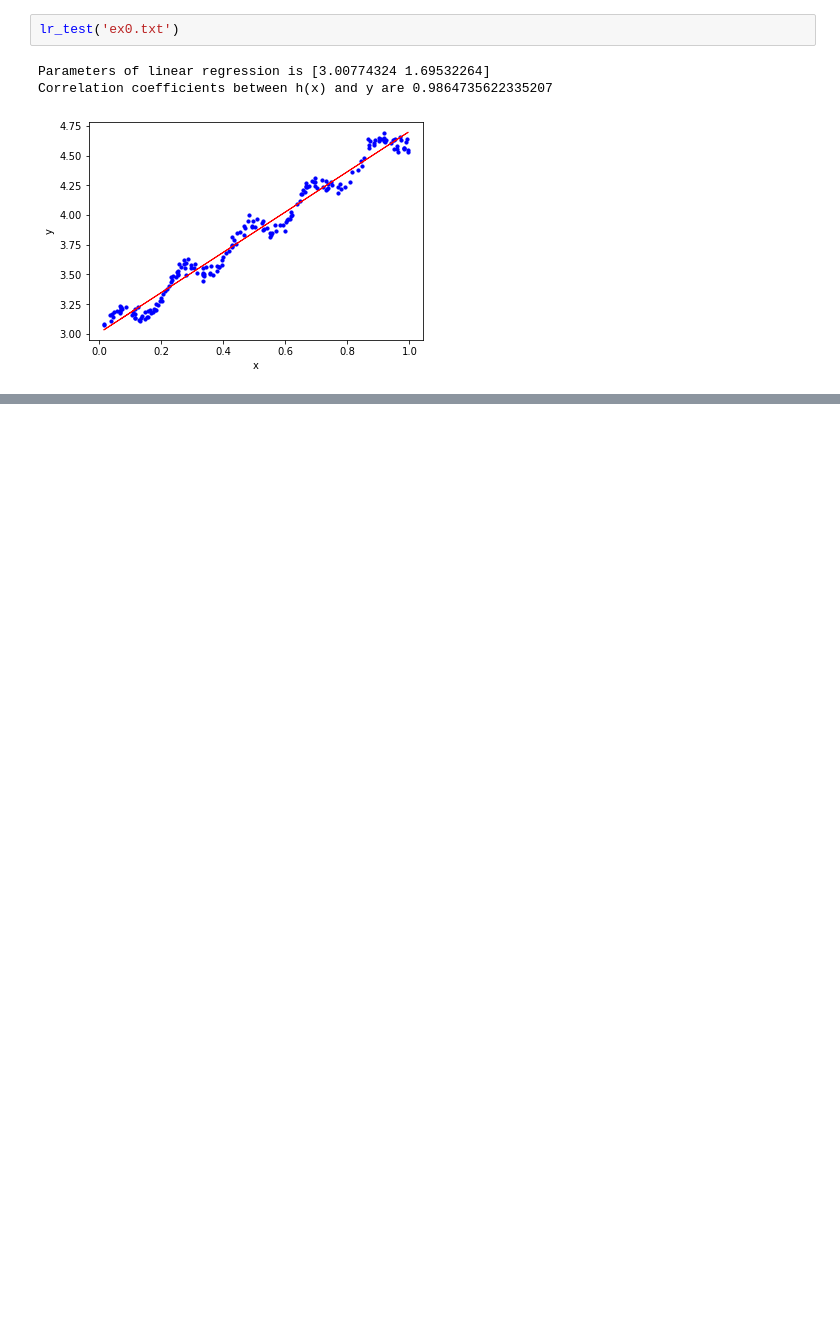
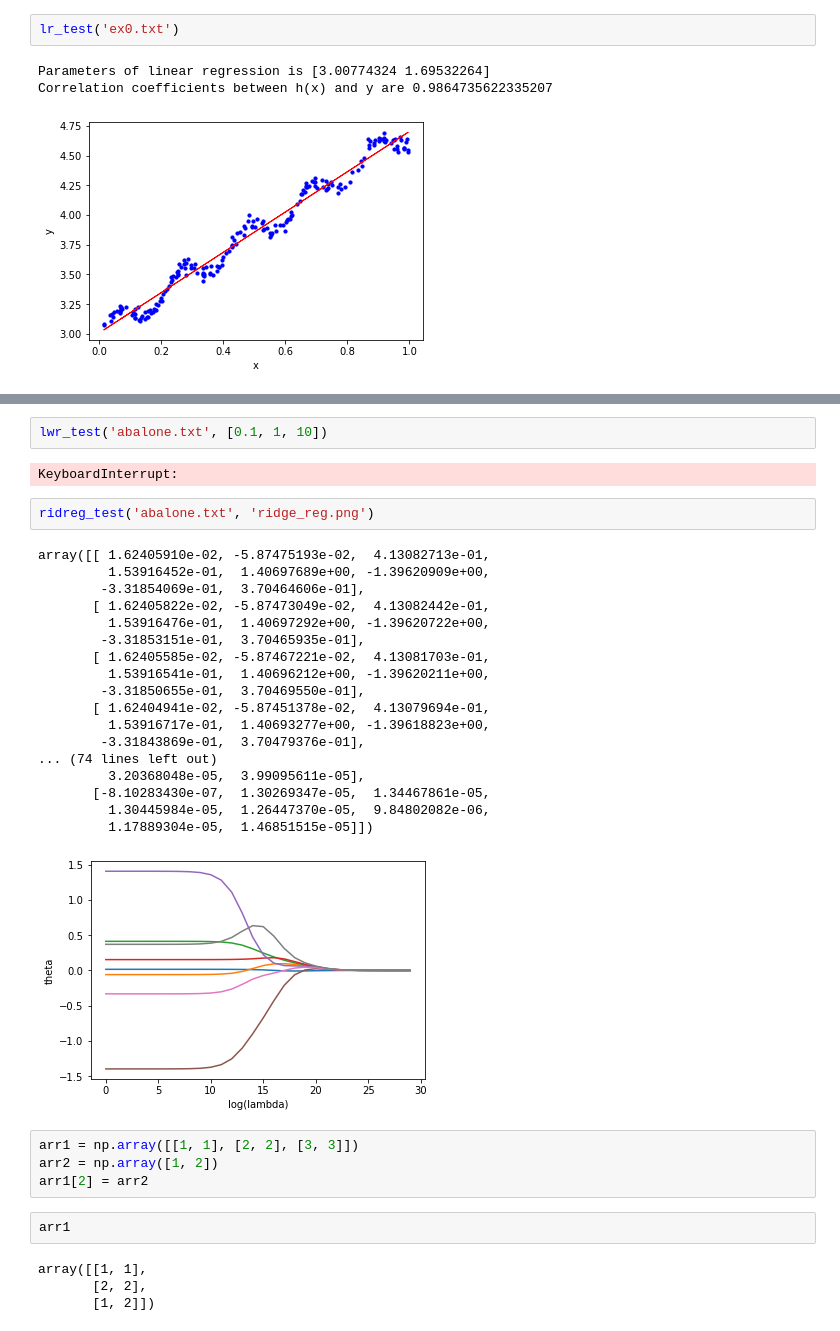
Before and after one commit to zimancheng/MachineLearning, a Jupyter notebook: Ch8/regression.ipynb, the cells around one changed output, grey strips where cells are left out. Cells and saved outputs as stored; diff of their text form; blank space fills up the shorter version.

```diff
--- a/Ch8/regression.ipynb
+++ b/Ch8/regression.ipynb
@@ -126,0 +187,35 @@ Correlation coefficients between h(x) and y are 0.9864770294154686
+# %%
+lwr_test('abalone.txt', [0.1, 1, 10])
+# %% [output]
+KeyboardInterrupt:
+# %%
+ridreg_test('abalone.txt', 'ridge_reg.png')
+# %% [output]
+array([[ 1.62405910e-02, -5.87475193e-02,  4.13082713e-01,
+         1.53916452e-01,  1.40697689e+00, -1.39620909e+00,
+        -3.31854069e-01,  3.70464606e-01],
+       [ 1.62405822e-02, -5.87473049e-02,  4.13082442e-01,
+         1.53916476e-01,  1.40697292e+00, -1.39620722e+00,
+        -3.31853151e-01,  3.70465935e-01],
+       [ 1.62405585e-02, -5.87467221e-02,  4.13081703e-01,
+         1.53916541e-01,  1.40696212e+00, -1.39620211e+00,
+        -3.31850655e-01,  3.70469550e-01],
+       [ 1.62404941e-02, -5.87451378e-02,  4.13079694e-01,
+         1.53916717e-01,  1.40693277e+00, -1.39618823e+00,
+        -3.31843869e-01,  3.70479376e-01],
+... (74 lines left out)
+         3.20368048e-05,  3.99095611e-05],
+       [-8.10283430e-07,  1.30269347e-05,  1.34467861e-05,
+         1.30445984e-05,  1.26447370e-05,  9.84802082e-06,
+         1.17889304e-05,  1.46851515e-05]])
+[figure, added]
+# %%
+arr1 = np.array([[1, 1], [2, 2], [3, 3]])
+arr2 = np.array([1, 2])
+arr1[2] = arr2
+# %%
+arr1
+# %% [output]
+array([[1, 1],
+       [2, 2],
+       [1, 2]])
```
Also changed, not shown: parts of 4 cells of this notebook, 2 other files.
